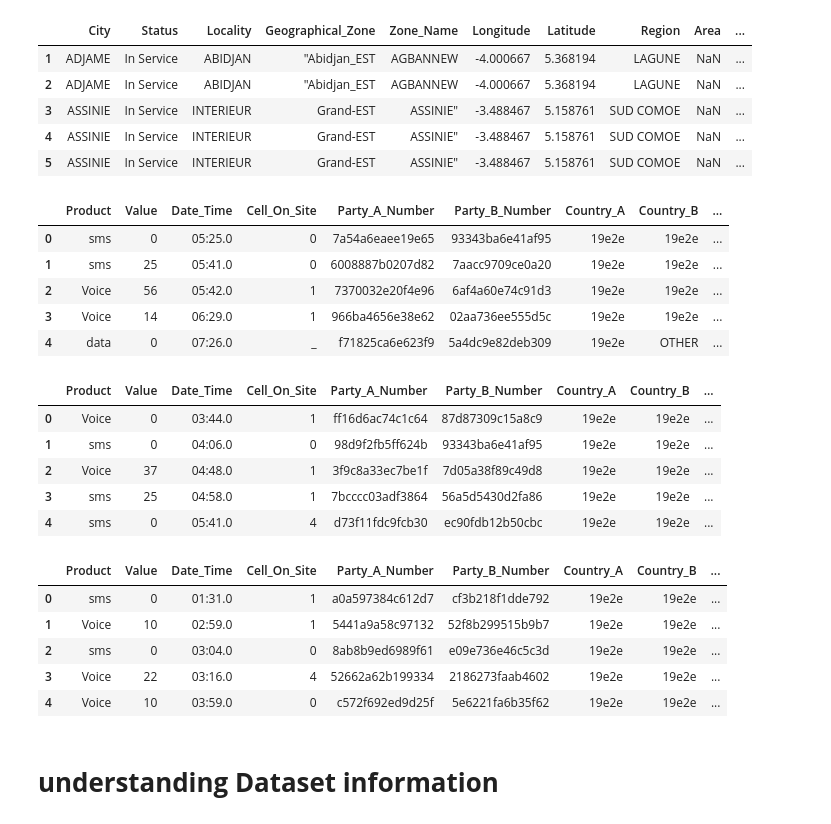
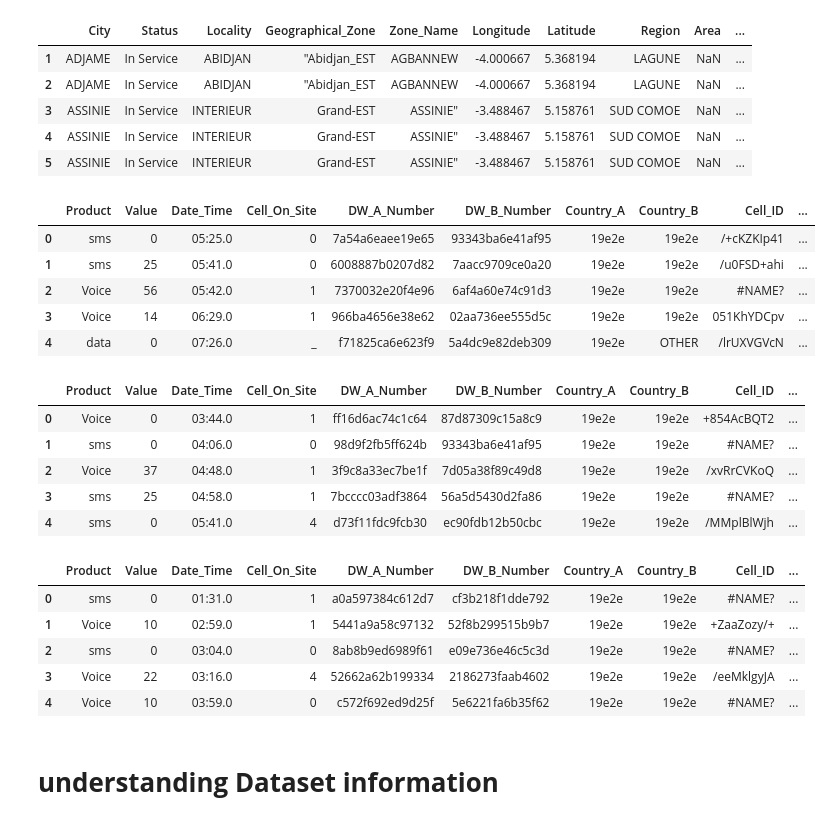
Before and after one commit to amishali/Data-analysis, a Jupyter notebook: pythonwk3ip.ipynb, the cells around one changed output. Cells and saved outputs as stored; diff of their text form; code cells hidden in the pictures.

```diff
--- a/pythonwk3ip.ipynb
+++ b/pythonwk3ip.ipynb
@@ -40,46 +40,46 @@ df.head()
 # %%
 #Import CDR 20120507
 #Imported locally as it's noted to be faster than imported from direct URL.
 #Skipped row 0 which has headers. Renamed columns for ease of understanding as some column names are in French
 
 
-df1 = pd.read_csv("Telcom_dataset.csv" , header=1 ,names = ['Product','Value','Date_Time','Cell_On_Site','Party_A_Number','Party_B_Number','Country_A','Country_B','Cell_ID','Site_ID'])
+df1 = pd.read_csv("Telcom_dataset.csv" , header=1 ,names = ['Product','Value','Date_Time','Cell_On_Site','DW_A_Number','DW_B_Number','Country_A','Country_B','Cell_ID','Site_ID'])
 
 df1.head()
 # %% [output]
-|  | Product | Value | Date_Time | Cell_On_Site | Party_A_Number | Party_B_Number | Country_A | Country_B | ... |
-| 0 | sms | 0 | 05:25.0 | 0 | 7a54a6eaee19e65 | 93343ba6e41af95 | 19e2e | 19e2e | ... |
-| 1 | sms | 25 | 05:41.0 | 0 | 6008887b0207d82 | 7aacc9709ce0a20 | 19e2e | 19e2e | ... |
-| 2 | Voice | 56 | 05:42.0 | 1 | 7370032e20f4e96 | 6af4a60e74c91d3 | 19e2e | 19e2e | ... |
-| 3 | Voice | 14 | 06:29.0 | 1 | 966ba4656e38e62 | 02aa736ee555d5c | 19e2e | 19e2e | ... |
-| 4 | data | 0 | 07:26.0 | _ | f71825ca6e623f9 | 5a4dc9e82deb309 | 19e2e | OTHER | ... |
+|  | Product | Value | Date_Time | Cell_On_Site | DW_A_Number | DW_B_Number | Country_A | Country_B | Cell_ID | ... |
+| 0 | sms | 0 | 05:25.0 | 0 | 7a54a6eaee19e65 | 93343ba6e41af95 | 19e2e | 19e2e | /+cKZKIp41 | ... |
+| 1 | sms | 25 | 05:41.0 | 0 | 6008887b0207d82 | 7aacc9709ce0a20 | 19e2e | 19e2e | /u0FSD+ahi | ... |
+| 2 | Voice | 56 | 05:42.0 | 1 | 7370032e20f4e96 | 6af4a60e74c91d3 | 19e2e | 19e2e | #NAME? | ... |
+| 3 | Voice | 14 | 06:29.0 | 1 | 966ba4656e38e62 | 02aa736ee555d5c | 19e2e | 19e2e | 051KhYDCpv | ... |
+| 4 | data | 0 | 07:26.0 | _ | f71825ca6e623f9 | 5a4dc9e82deb309 | 19e2e | OTHER | /lrUXVGVcN | ... |
 # %%
 #Import CDR 20120508
 #Skipped row 0 which has headers. Renamed columns for ease of understanding as some column names are in French
 
-df2 = pd.read_csv("Telcom_dataset2.csv" , header=1 ,names = ['Product','Value','Date_Time','Cell_On_Site','Party_A_Number','Party_B_Number','Country_A','Country_B','Cell_ID','Site_ID'])
+df2 = pd.read_csv("Telcom_dataset2.csv" , header=1 ,names = ['Product','Value','Date_Time','Cell_On_Site','DW_A_Number','DW_B_Number','Country_A','Country_B','Cell_ID','Site_ID'])
 
 df2.head()
 # %% [output]
-|  | Product | Value | Date_Time | Cell_On_Site | Party_A_Number | Party_B_Number | Country_A | Country_B | ... |
-| 0 | Voice | 0 | 03:44.0 | 1 | ff16d6ac74c1c64 | 87d87309c15a8c9 | 19e2e | 19e2e | ... |
-| 1 | sms | 0 | 04:06.0 | 0 | 98d9f2fb5ff624b | 93343ba6e41af95 | 19e2e | 19e2e | ... |
-| 2 | Voice | 37 | 04:48.0 | 1 | 3f9c8a33ec7be1f | 7d05a38f89c49d8 | 19e2e | 19e2e | ... |
-| 3 | sms | 25 | 04:58.0 | 1 | 7bcccc03adf3864 | 56a5d5430d2fa86 | 19e2e | 19e2e | ... |
-| 4 | sms | 0 | 05:41.0 | 4 | d73f11fdc9fcb30 | ec90fdb12b50cbc | 19e2e | 19e2e | ... |
+|  | Product | Value | Date_Time | Cell_On_Site | DW_A_Number | DW_B_Number | Country_A | Country_B | Cell_ID | ... |
+| 0 | Voice | 0 | 03:44.0 | 1 | ff16d6ac74c1c64 | 87d87309c15a8c9 | 19e2e | 19e2e | +854AcBQT2 | ... |
+| 1 | sms | 0 | 04:06.0 | 0 | 98d9f2fb5ff624b | 93343ba6e41af95 | 19e2e | 19e2e | #NAME? | ... |
+| 2 | Voice | 37 | 04:48.0 | 1 | 3f9c8a33ec7be1f | 7d05a38f89c49d8 | 19e2e | 19e2e | /xvRrCVKoQ | ... |
+| 3 | sms | 25 | 04:58.0 | 1 | 7bcccc03adf3864 | 56a5d5430d2fa86 | 19e2e | 19e2e | #NAME? | ... |
+| 4 | sms | 0 | 05:41.0 | 4 | d73f11fdc9fcb30 | ec90fdb12b50cbc | 19e2e | 19e2e | /MMplBlWjh | ... |
 # %%
 #Import CDR 20120509
 #Skipped row 0 which has headers. Renamed columns for ease of understanding as some column names are in French
-df3 = pd.read_csv("Telcom_dataset3.csv" , header = 1,  names = ['Product','Value','Date_Time','Cell_On_Site','Party_A_Number','Party_B_Number','Country_A','Country_B','Cell_ID','Site_ID'])
+df3 = pd.read_csv("Telcom_dataset3.csv" , header = 1,  names = ['Product','Value','Date_Time','Cell_On_Site','DW_A_Number','DW_B_Number','Country_A','Country_B','Cell_ID','Site_ID'])
 
 df3.head()
 # %% [output]
-|  | Product | Value | Date_Time | Cell_On_Site | Party_A_Number | Party_B_Number | Country_A | Country_B | ... |
-| 0 | sms | 0 | 01:31.0 | 1 | a0a597384c612d7 | cf3b218f1dde792 | 19e2e | 19e2e | ... |
-| 1 | Voice | 10 | 02:59.0 | 1 | 5441a9a58c97132 | 52f8b299515b9b7 | 19e2e | 19e2e | ... |
-| 2 | sms | 0 | 03:04.0 | 0 | 8ab8b9ed6989f61 | e09e736e46c5c3d | 19e2e | 19e2e | ... |
-| 3 | Voice | 22 | 03:16.0 | 4 | 52662a62b199334 | 2186273faab4602 | 19e2e | 19e2e | ... |
-| 4 | Voice | 10 | 03:59.0 | 0 | c572f692ed9d25f | 5e6221fa6b35f62 | 19e2e | 19e2e | ... |
+|  | Product | Value | Date_Time | Cell_On_Site | DW_A_Number | DW_B_Number | Country_A | Country_B | Cell_ID | ... |
+| 0 | sms | 0 | 01:31.0 | 1 | a0a597384c612d7 | cf3b218f1dde792 | 19e2e | 19e2e | #NAME? | ... |
+| 1 | Voice | 10 | 02:59.0 | 1 | 5441a9a58c97132 | 52f8b299515b9b7 | 19e2e | 19e2e | +ZaaZozy/+ | ... |
+| 2 | sms | 0 | 03:04.0 | 0 | 8ab8b9ed6989f61 | e09e736e46c5c3d | 19e2e | 19e2e | #NAME? | ... |
+| 3 | Voice | 22 | 03:16.0 | 4 | 52662a62b199334 | 2186273faab4602 | 19e2e | 19e2e | /eeMklgyJA | ... |
+| 4 | Voice | 10 | 03:59.0 | 0 | c572f692ed9d25f | 5e6221fa6b35f62 | 19e2e | 19e2e | #NAME? | ... |
 # %% [markdown]
 # **understanding Dataset  information**
 # %%
```
Also changed, not shown: parts of 14 cells of this notebook.
